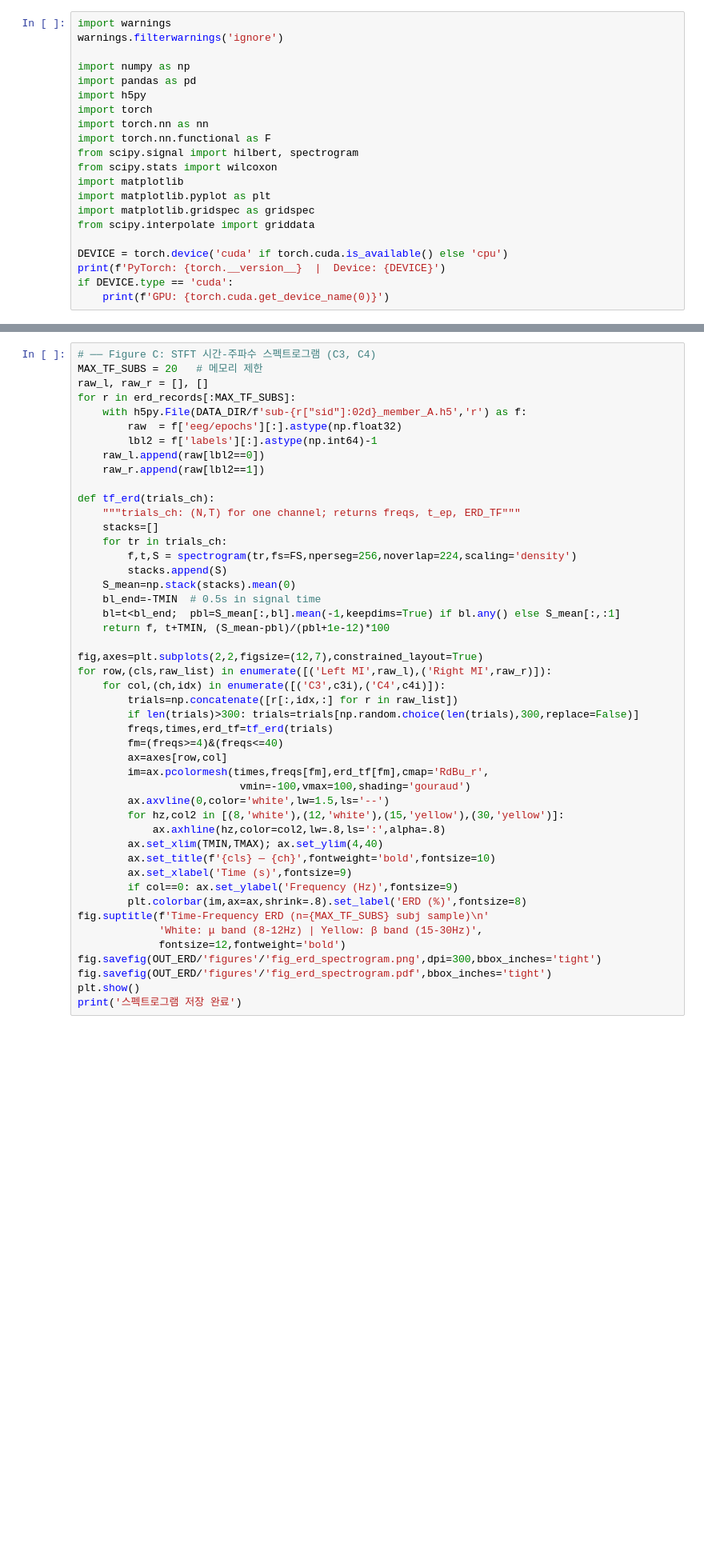
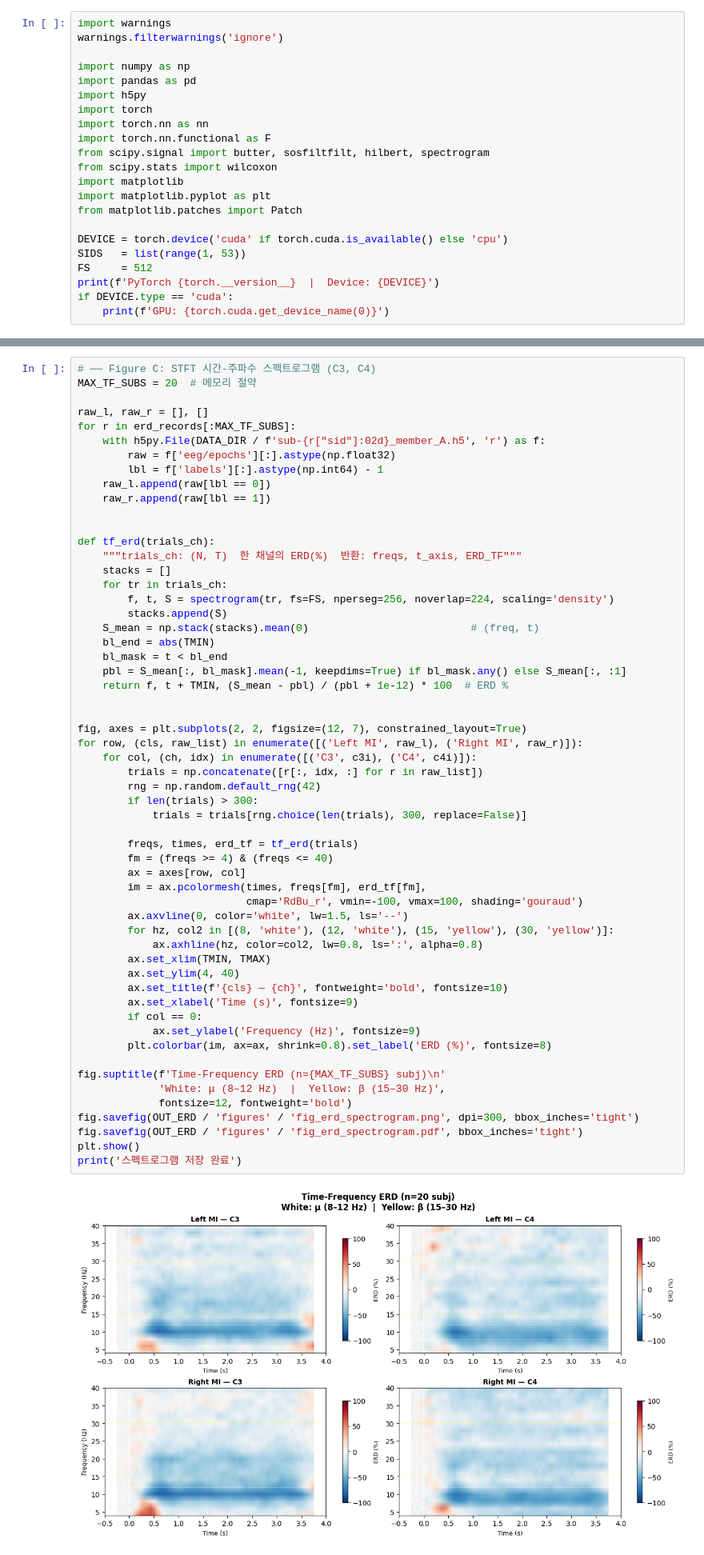
Before and after one commit to dalgona039/MI-BCI, a Jupyter notebook: notebooks/xai_analysis_colab.ipynb, the cells around one changed output, grey strips where cells are left out. Shown at 80% size. Saved outputs shown, nothing was run; the diff lists cells and outputs as text; blank space fills up the shorter version.

```diff
--- a/notebooks/xai_analysis_colab.ipynb
+++ b/notebooks/xai_analysis_colab.ipynb
@@ -72,14 +68,15 @@ import h5py
 import torch
 import torch.nn as nn
 import torch.nn.functional as F
-from scipy.signal import hilbert, spectrogram
+from scipy.signal import butter, sosfiltfilt, hilbert, spectrogram
 from scipy.stats import wilcoxon
 import matplotlib
 import matplotlib.pyplot as plt
-import matplotlib.gridspec as gridspec
-from scipy.interpolate import griddata
+from matplotlib.patches import Patch
 
 DEVICE = torch.device('cuda' if torch.cuda.is_available() else 'cpu')
-print(f'PyTorch: {torch.__version__}  |  Device: {DEVICE}')
+SIDS   = list(range(1, 53))
+FS     = 512
+print(f'PyTorch {torch.__version__}  |  Device: {DEVICE}')
 if DEVICE.type == 'cuda':
     print(f'GPU: {torch.cuda.get_device_name(0)}')
@@ -505,47 +732,59 @@ print('ERD 피규어 저장 완료')
 # %%
 # ── Figure C: STFT 시간-주파수 스펙트로그램 (C3, C4)
-MAX_TF_SUBS = 20   # 메모리 제한
+MAX_TF_SUBS = 20  # 메모리 절약
+
 raw_l, raw_r = [], []
 for r in erd_records[:MAX_TF_SUBS]:
-    with h5py.File(DATA_DIR/f'sub-{r["sid"]:02d}_member_A.h5','r') as f:
-        raw  = f['eeg/epochs'][:].astype(np.float32)
-        lbl2 = f['labels'][:].astype(np.int64)-1
-    raw_l.append(raw[lbl2==0])
-    raw_r.append(raw[lbl2==1])
+    with h5py.File(DATA_DIR / f'sub-{r["sid"]:02d}_member_A.h5', 'r') as f:
+        raw = f['eeg/epochs'][:].astype(np.float32)
+        lbl = f['labels'][:].astype(np.int64) - 1
+    raw_l.append(raw[lbl == 0])
+    raw_r.append(raw[lbl == 1])
+
 
 def tf_erd(trials_ch):
-    """trials_ch: (N,T) for one channel; returns freqs, t_ep, ERD_TF"""
-    stacks=[]
+    """trials_ch: (N, T)  한 채널의 ERD(%)  반환: freqs, t_axis, ERD_TF"""
+    stacks = []
     for tr in trials_ch:
-        f,t,S = spectrogram(tr,fs=FS,nperseg=256,noverlap=224,scaling='density')
+        f, t, S = spectrogram(tr, fs=FS, nperseg=256, noverlap=224, scaling='density')
         stacks.append(S)
-    S_mean=np.stack(stacks).mean(0)
-    bl_end=-TMIN  # 0.5s in signal time
-    bl=t<bl_end;  pbl=S_mean[:,bl].mean(-1,keepdims=True) if bl.any() else S_mean[:,:1]
-    return f, t+TMIN, (S_mean-pbl)/(pbl+1e-12)*100
+    S_mean = np.stack(stacks).mean(0)                          # (freq, t)
+    bl_end = abs(TMIN)
+    bl_mask = t < bl_end
+    pbl = S_mean[:, bl_mask].mean(-1, keepdims=True) if bl_mask.any() else S_mean[:, :1]
+    return f, t + TMIN, (S_mean - pbl) / (pbl + 1e-12) * 100  # ERD %
 
-fig,axes=plt.subplots(2,2,figsize=(12,7),constrained_layout=True)
-for row,(cls,raw_list) in enumerate([('Left MI',raw_l),('Right MI',raw_r)]):
-    for col,(ch,idx) in enumerate([('C3',c3i),('C4',c4i)]):
-        trials=np.concatenate([r[:,idx,:] for r in raw_list])
-        if len(trials)>300: trials=trials[np.random.choice(len(trials),300,replace=False)]
-        freqs,times,erd_tf=tf_erd(trials)
-        fm=(freqs>=4)&(freqs<=40)
-        ax=axes[row,col]
-        im=ax.pcolormesh(times,freqs[fm],erd_tf[fm],cmap='RdBu_r',
-                          vmin=-100,vmax=100,shading='gouraud')
-        ax.axvline(0,color='white',lw=1.5,ls='--')
-        for hz,col2 in [(8,'white'),(12,'white'),(15,'yellow'),(30,'yellow')]:
-            ax.axhline(hz,color=col2,lw=.8,ls=':',alpha=.8)
-        ax.set_xlim(TMIN,TMAX); ax.set_ylim(4,40)
-        ax.set_title(f'{cls} — {ch}',fontweight='bold',fontsize=10)
-        ax.set_xlabel('Time (s)',fontsize=9)
-        if col==0: ax.set_ylabel('Frequency (Hz)',fontsize=9)
-        plt.colorbar(im,ax=ax,shrink=.8).set_label('ERD (%)',fontsize=8)
-fig.suptitle(f'Time-Frequency ERD (n={MAX_TF_SUBS} subj sample)\n'
-             'White: μ band (8-12Hz) | Yellow: β band (15-30Hz)',
-             fontsize=12,fontweight='bold')
-fig.savefig(OUT_ERD/'figures'/'fig_erd_spectrogram.png',dpi=300,bbox_inches='tight')
-fig.savefig(OUT_ERD/'figures'/'fig_erd_spectrogram.pdf',bbox_inches='tight')
+
+fig, axes = plt.subplots(2, 2, figsize=(12, 7), constrained_layout=True)
+for row, (cls, raw_list) in enumerate([('Left MI', raw_l), ('Right MI', raw_r)]):
+    for col, (ch, idx) in enumerate([('C3', c3i), ('C4', c4i)]):
+        trials = np.concatenate([r[:, idx, :] for r in raw_list])
+        rng = np.random.default_rng(42)
+        if len(trials) > 300:
+            trials = trials[rng.choice(len(trials), 300, replace=False)]
+
+        freqs, times, erd_tf = tf_erd(trials)
+        fm = (freqs >= 4) & (freqs <= 40)
+        ax = axes[row, col]
+        im = ax.pcolormesh(times, freqs[fm], erd_tf[fm],
+                           cmap='RdBu_r', vmin=-100, vmax=100, shading='gouraud')
+        ax.axvline(0, color='white', lw=1.5, ls='--')
+        for hz, col2 in [(8, 'white'), (12, 'white'), (15, 'yellow'), (30, 'yellow')]:
+            ax.axhline(hz, color=col2, lw=0.8, ls=':', alpha=0.8)
+        ax.set_xlim(TMIN, TMAX)
+        ax.set_ylim(4, 40)
+        ax.set_title(f'{cls} — {ch}', fontweight='bold', fontsize=10)
+        ax.set_xlabel('Time (s)', fontsize=9)
+        if col == 0:
+            ax.set_ylabel('Frequency (Hz)', fontsize=9)
+        plt.colorbar(im, ax=ax, shrink=0.8).set_label('ERD (%)', fontsize=8)
+
+fig.suptitle(f'Time-Frequency ERD (n={MAX_TF_SUBS} subj)\n'
+             'White: μ (8–12 Hz)  |  Yellow: β (15–30 Hz)',
+             fontsize=12, fontweight='bold')
+fig.savefig(OUT_ERD / 'figures' / 'fig_erd_spectrogram.png', dpi=300, bbox_inches='tight')
+fig.savefig(OUT_ERD / 'figures' / 'fig_erd_spectrogram.pdf', bbox_inches='tight')
 plt.show()
 print('스펙트로그램 저장 완료')
+# %% [output]
+[figure, added]
```
Also changed, not shown: parts of 15 cells of this notebook.
